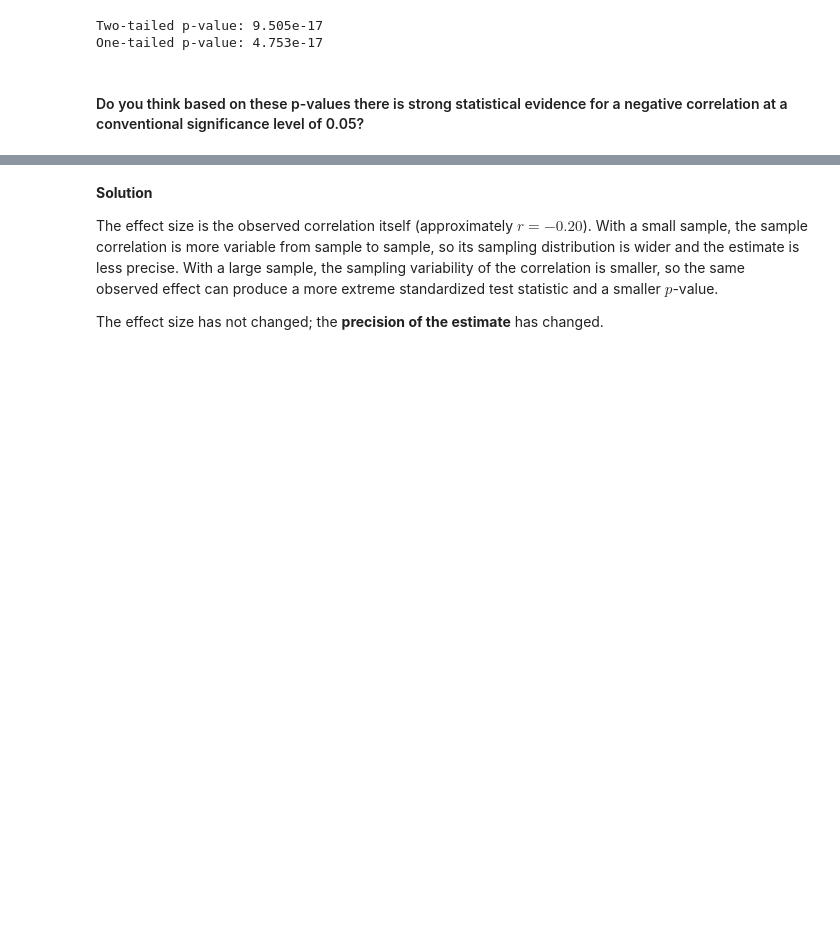
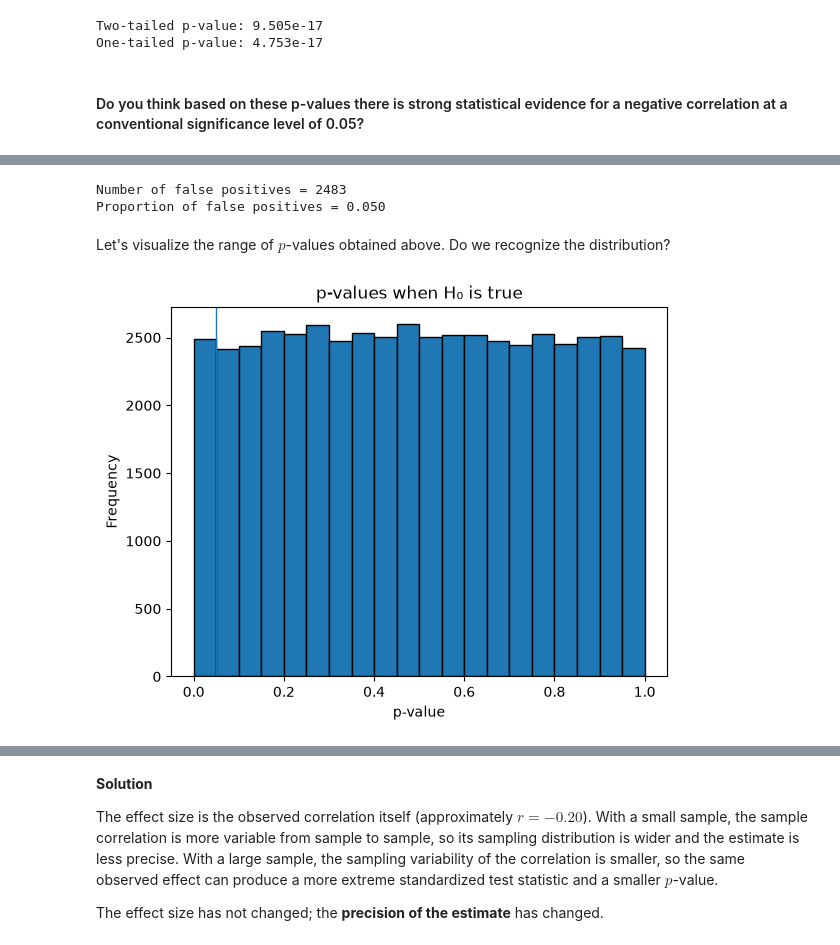
Before and after one commit to satadisha/data-exploratorium, a Jupyter notebook: DS3100/Unit_03/DS3100_Statistics_Refresher_Python_Solved.ipynb, the cells around one changed output, grey strips where cells are left out. Saved outputs shown, nothing was run; the diff lists cells and outputs as text; code cells hidden in the pictures; blank space fills up the shorter version.

```diff
--- a/DS3100/Unit_03/DS3100_Statistics_Refresher_Python_Solved.ipynb
+++ b/DS3100/Unit_03/DS3100_Statistics_Refresher_Python_Solved.ipynb
@@ -253,0 +260,55 @@ One-tailed p-value: 4.753e-17
+# %%
+n_sim = 50000 #number of simulations
+alpha = 0.05
+
+p_values = []
+
+for _ in range(n_sim):
+
+    # Construct a null world where
+    # wait time and satisfaction are independent
+    x = rng.normal(size=n)
+    y = rng.normal(size=n)
+
+    result = pearsonr(x, y)
+
+    p_values.append(result.pvalue)
+
+p_values = np.array(p_values)
+
+print(
+    f"Number of false positives = {np.sum(p_values < alpha)}"
+)
+
+# Proportion of false positives
+false_positive_rate = np.mean(
+    p_values < alpha
+)
+
+print(
+    f"Proportion of false positives = {false_positive_rate:.3f}"
+)
+# %% [output]
+Number of false positives = 2483
+Proportion of false positives = 0.050
+# %% [markdown]
+Let's visualize the range of $p$-values obtained above. Do we recognize the distribution?
+# %%
+plt.hist(
+    p_values,
+    bins=20,
+    edgecolor="black"
+)
+
+plt.axvline(
+    alpha,
+    linewidth=1
+)
+
+plt.xlabel("p-value")
+plt.ylabel("Frequency")
+plt.title("p-values when H₀ is true")
+
+plt.show()
+# %% [output]
+[figure, added]
```
Also changed, not shown: parts of 4 cells of this notebook, 6 other files.
